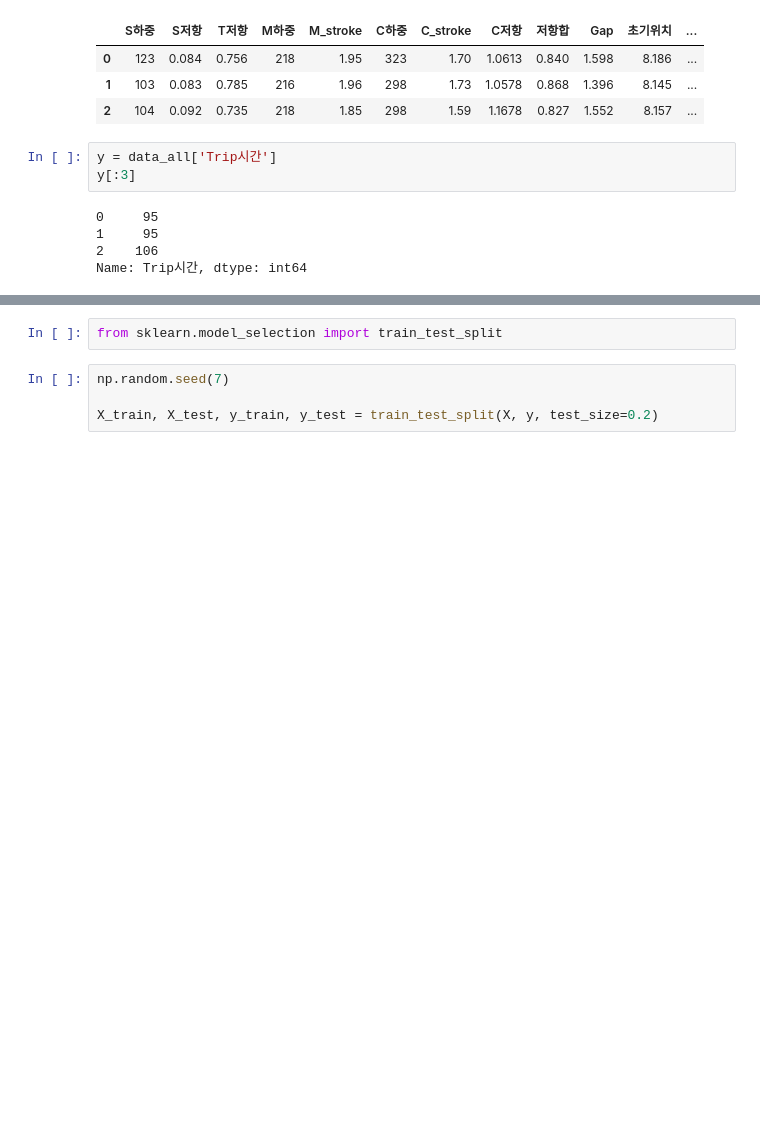
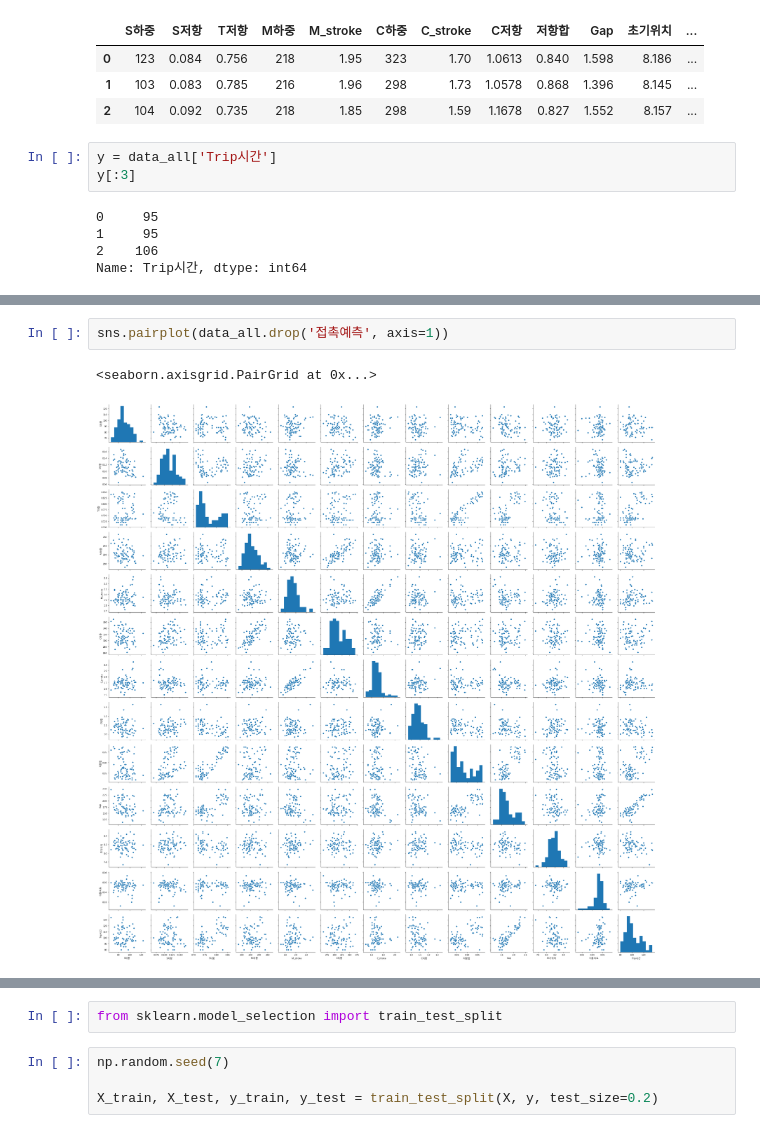
Before and after one commit to RollingThunder-B/DT_academy_edu_B, a Jupyter notebook: Project/MC_ml/과전류_test1-Copy1.ipynb, the cells around one changed output, grey strips where cells are left out. Drawn from its saved outputs; the diff is of its cells as text; blank space fills up the shorter version.

```diff
--- a/Project/MC_ml/과전류_test1-Copy1.ipynb
+++ b/Project/MC_ml/과전류_test1-Copy1.ipynb
@@ -59,0 +86,5 @@ Name: Trip시간, dtype: int64
+# %%
+sns.pairplot(data_all.drop('접촉예측', axis=1))
+# %% [output]
+<seaborn.axisgrid.PairGrid at 0x...>
+[figure, added]
```
Also changed, not shown: parts of 16 cells of this notebook, 12 other files.
